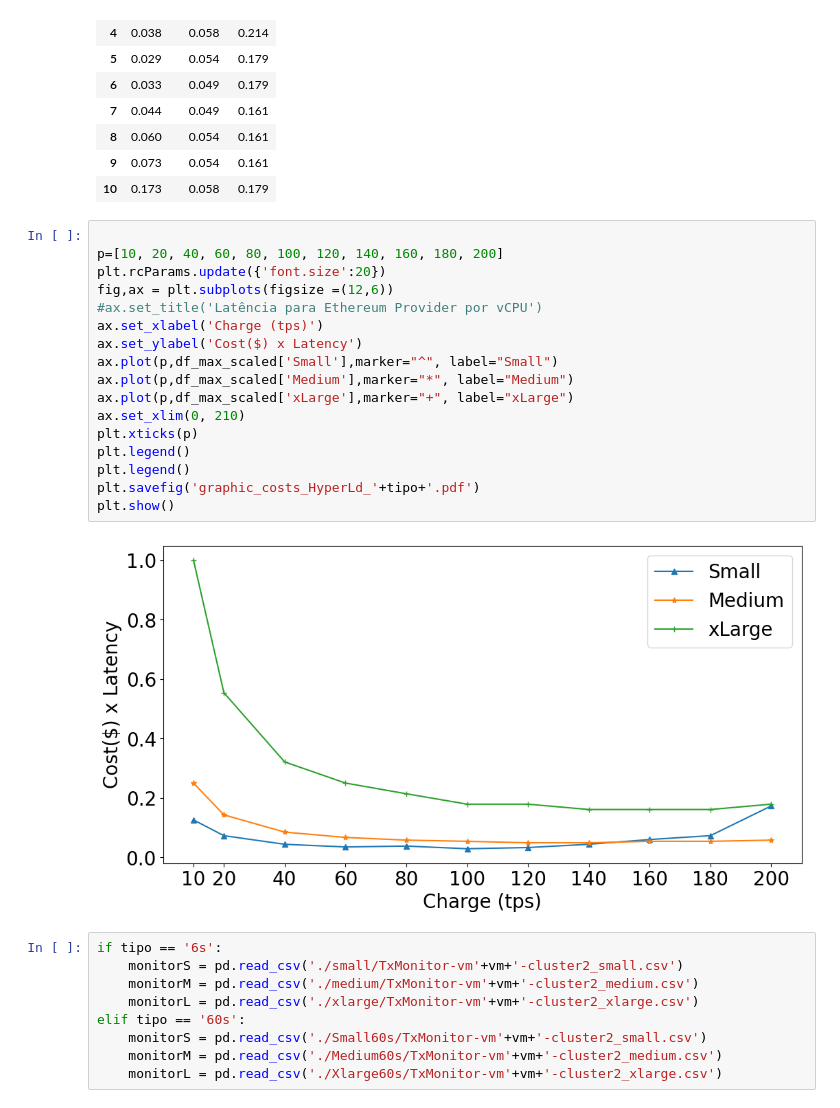
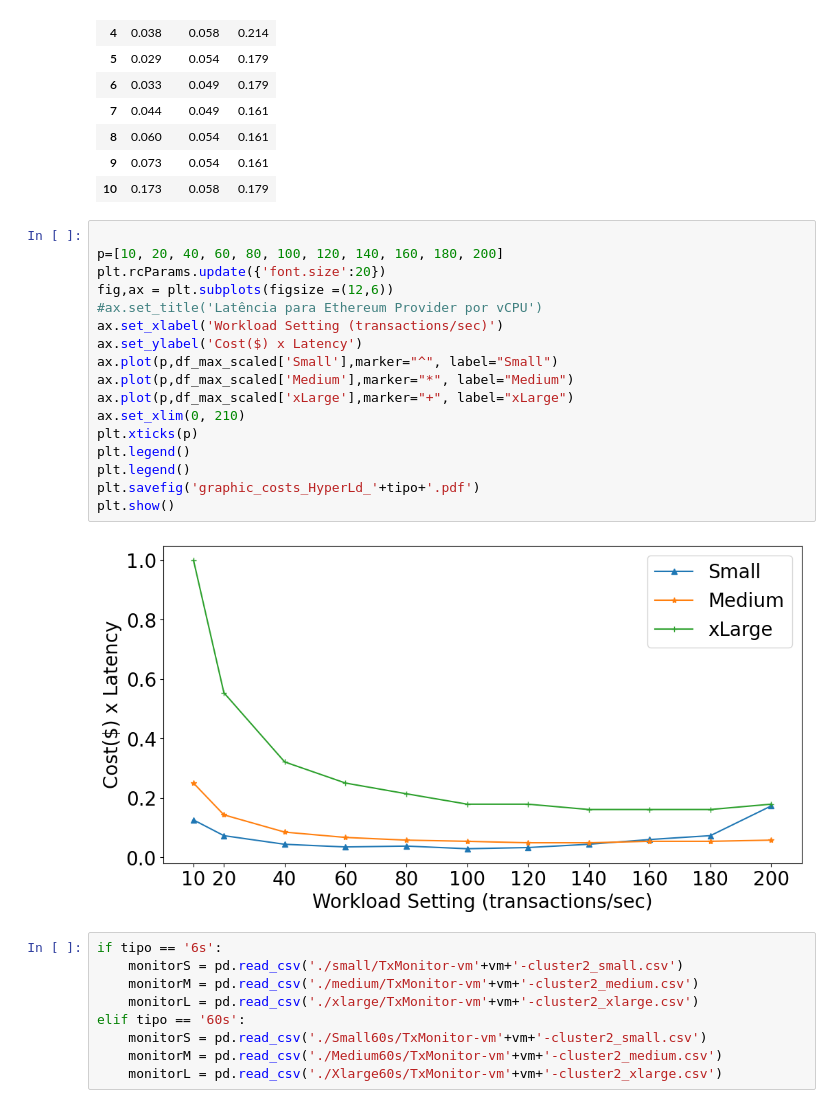
Before and after one commit to LABPAAD/blockchain_performance, a Jupyter notebook: Hyperledger Fabric/gráficos/sinais.ipynb, the cells around one changed output. Cells and saved outputs as stored; diff of their text form.

```diff
--- a/Hyperledger Fabric/gráficos/sinais.ipynb
+++ b/Hyperledger Fabric/gráficos/sinais.ipynb
@@ -200,22 +200,22 @@ display(df_max_scaled)
 # %%
 
 p=[10, 20, 40, 60, 80, 100, 120, 140, 160, 180, 200]
 plt.rcParams.update({'font.size':20})
 fig,ax = plt.subplots(figsize =(12,6))
 #ax.set_title('Latência para Ethereum Provider por vCPU')
-ax.set_xlabel('Charge (tps)')
+ax.set_xlabel('Workload Setting (transactions/sec)')
 ax.set_ylabel('Cost($) x Latency')
 ax.plot(p,df_max_scaled['Small'],marker="^", label="Small")
 ax.plot(p,df_max_scaled['Medium'],marker="*", label="Medium")
 ax.plot(p,df_max_scaled['xLarge'],marker="+", label="xLarge")
 ax.set_xlim(0, 210)
 plt.xticks(p)
 plt.legend()
 plt.legend()
 plt.savefig('graphic_costs_HyperLd_'+tipo+'.pdf')
 plt.show()
 # %% [output]
-[figure, old version]
+[figure, new version]
 # %%
 if tipo == '6s':
     monitorS = pd.read_csv('./small/TxMonitor-vm'+vm+'-cluster2_small.csv')
```
Also changed, not shown: parts of 5 cells of this notebook, 14 other files.
